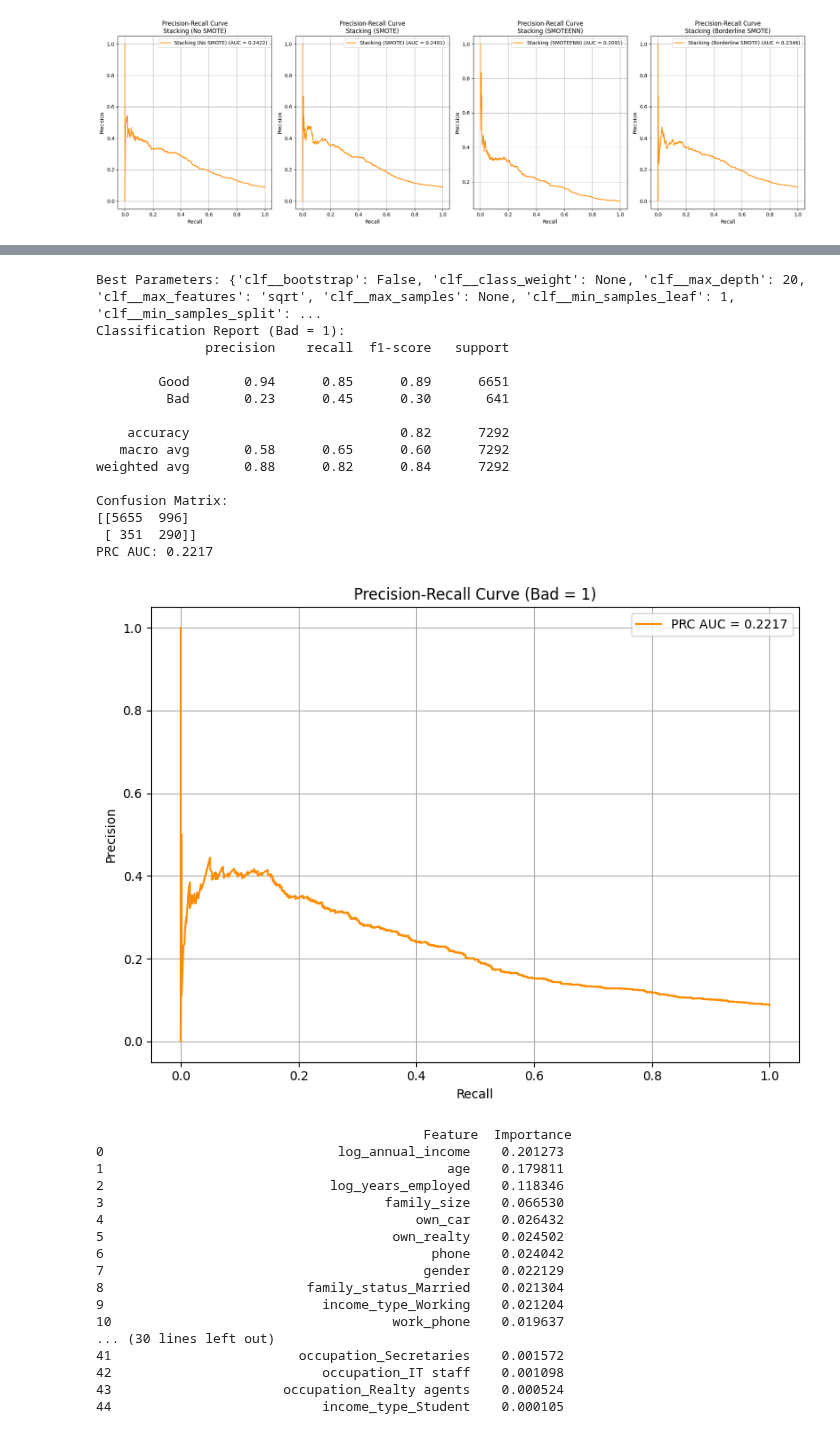
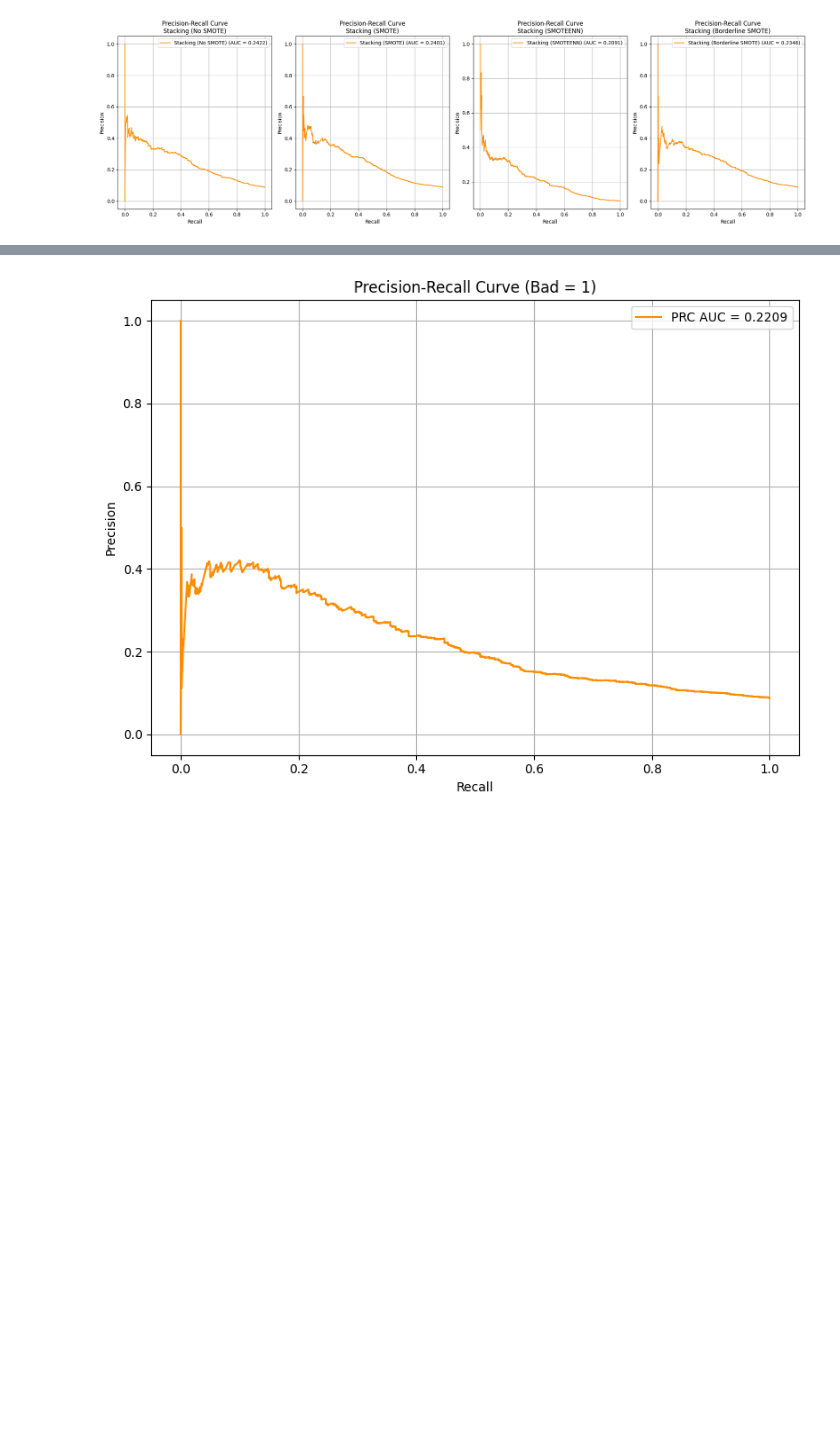
Before and after one commit to ashleytoh/cs3244-project-group-23, a Jupyter notebook: final_model/tuning test.ipynb, the cells around one changed output, grey strips where cells are left out. Drawn from its saved outputs; the diff is of its cells as text; code cells hidden in the pictures; blank space fills up the shorter version.

```diff
--- a/final_model/tuning test.ipynb
+++ b/final_model/tuning test.ipynb
@@ -461,24 +410,9 @@ plt.show()
 # %%
-from sklearn.metrics import recall_score, make_scorer, classification_report, confusion_matrix, precision_recall_curve, auc
-### Random Forest + Normal SMOTE
-### Hyperparameters Tuning RF with Normal SMOTE to maximise recall
 ### WARNING: WILL RUN FOR ~ 20 MINUTES
-
-
-# Load datasets
-train_set = pd.read_csv('../data/processed/train_set_SMOTEd.csv')
-test_set = pd.read_csv('../data/processed/test_set.csv')
-
-# Use consistent encoding: 'Bad' = 1, 'Good' = 0
-y_train = (train_set['credit_status'] == 'Bad').astype(int)
-y_test = (test_set['credit_status'] == 'Bad').astype(int)
-
-X_train = train_set[feature_columns]
-X_test = test_set[feature_columns]
 
 # Build pipeline
 pipeline = ImbPipeline([
-    ('clf', RandomForestClassifier(random_state=42, class_weight='balanced'))
+    ('clf', RandomForestClassifier(random_state=42))
 ])
 
 # Define hyperparameter grid
@@ -489,8 +423,8 @@ param_grid = {
     'clf__min_samples_leaf': [1, 2],
     'clf__max_features': ['sqrt', 'log2'],
     'clf__bootstrap': [True, False],
-    'clf__max_samples': [None, 0.8, 0.6],
-    'clf__class_weight': [None, 'balanced']
+    #'clf__max_samples': [None, 0.8, 0.6],
+    #'clf__class_weight': [None, 'balanced']
 }
 
 # Use Recall score where 'Bad' is positive class (1)
@@ -535,19 +469,4 @@ plt.grid(True)
 plt.legend()
 plt.tight_layout()
 plt.show()
-
-# Feature importance
-clf = pipeline.named_steps['clf']
-feat_importances = pd.Series(clf.feature_importances_, index=X_train.columns)
-feat_imp_df = feat_importances.sort_values(ascending=False).reset_index()
-feat_imp_df.columns = ['Feature', 'Importance']
-print("\n", feat_imp_df)
-
-plt.figure(figsize=(10, 6))
-sns.barplot(data=feat_imp_df.head(15), x='Importance', y='Feature', palette='viridis')
-plt.title('Top 15 Feature Importances (Tuned RF)')
-plt.xlabel('Importance')
-plt.ylabel('Feature')
-plt.tight_layout()
-plt.show()
 # %% [output]
@@ -571,33 +488 @@ Traceback (most recent call last):
-Best Parameters: {'clf__bootstrap': False, 'clf__class_weight': None, 'clf__max_depth': 20, 'clf__max_features': 'sqrt', 'clf__max_samples': None, 'clf__min_samples_leaf': 1, 'clf__min_samples_split': ...
-Classification Report (Bad = 1):
-              precision    recall  f1-score   support
-
-        Good       0.94      0.85      0.89      6651
-         Bad       0.23      0.45      0.30       641
-
-    accuracy                           0.82      7292
-   macro avg       0.58      0.65      0.60      7292
-weighted avg       0.88      0.82      0.84      7292
-
-Confusion Matrix:
-[[5655  996]
- [ 351  290]]
-PRC AUC: 0.2217
-[figure, old version]
+[figure, new version]
-                                          Feature  Importance
-0                              log_annual_income    0.201273
-1                                            age    0.179811
-2                             log_years_employed    0.118346
-3                                    family_size    0.066530
-4                                        own_car    0.026432
-5                                     own_realty    0.024502
-6                                          phone    0.024042
-7                                         gender    0.022129
-8                          family_status_Married    0.021304
-9                            income_type_Working    0.021204
-10                                    work_phone    0.019637
-... (30 lines left out)
-41                        occupation_Secretaries    0.001572
-42                           occupation_IT staff    0.001098
-43                      occupation_Realty agents    0.000524
-44                           income_type_Student    0.000105
```
Also changed, not shown: parts of 22 cells of this notebook, 7 other files.
